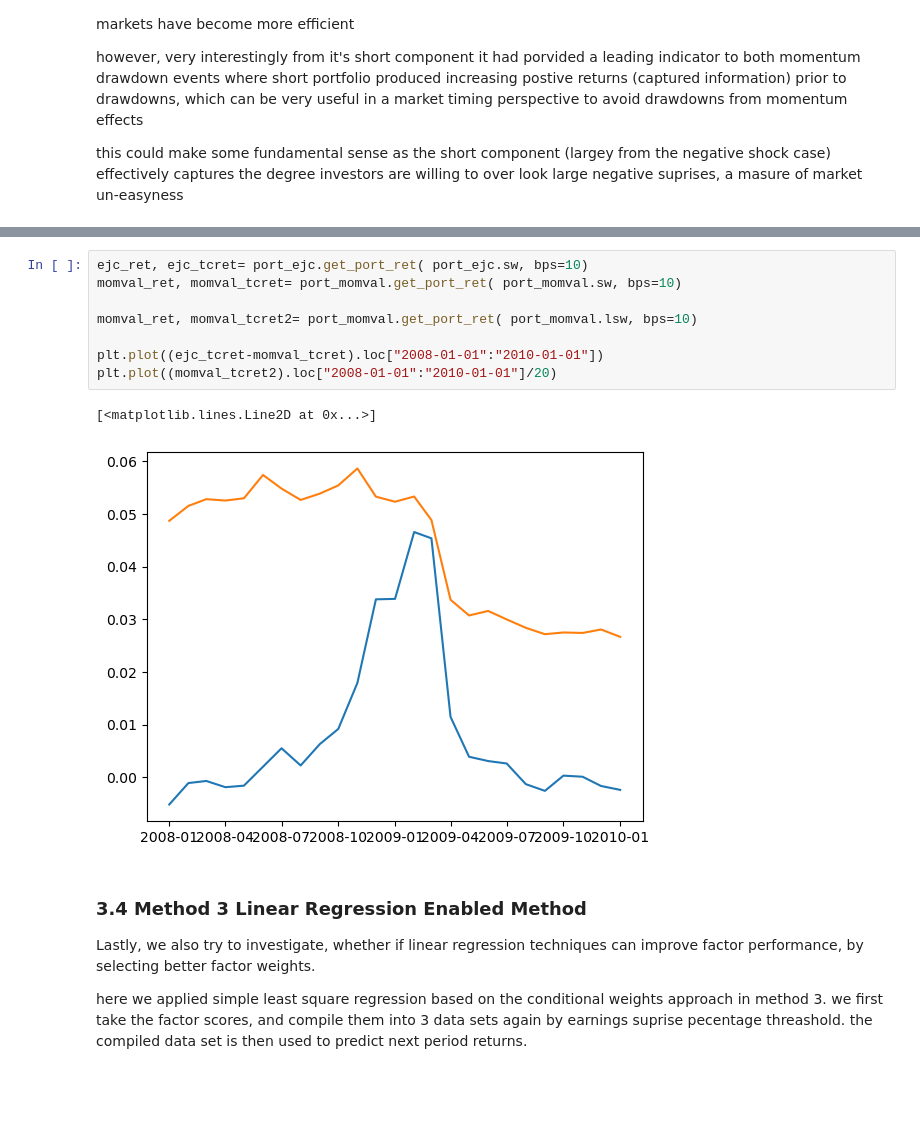
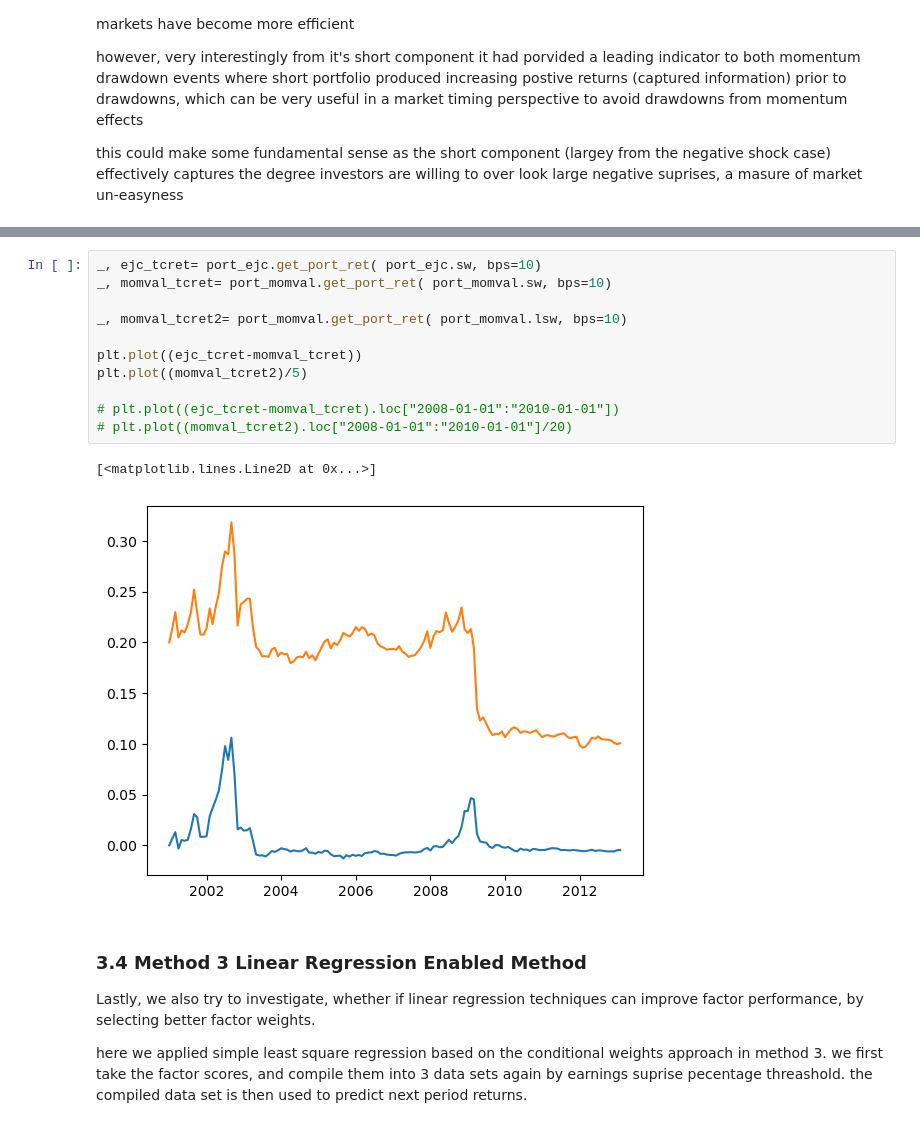
Before and after one commit to Toby3220/EF-5058-HFS, a Jupyter notebook: Group Project/main.ipynb, the cells around one changed output, grey strips where cells are left out. Saved outputs shown, nothing was run; the diff lists cells and outputs as text; blank space fills up the shorter version.

```diff
--- a/Group Project/main.ipynb
+++ b/Group Project/main.ipynb
@@ -558,14 +506,17 @@ plt.plot(ejc_tcret-momval_tcret)
 # %%
-ejc_ret, ejc_tcret= port_ejc.get_port_ret( port_ejc.sw, bps=10)
-momval_ret, momval_tcret= port_momval.get_port_ret( port_momval.sw, bps=10)
+_, ejc_tcret= port_ejc.get_port_ret( port_ejc.sw, bps=10)
+_, momval_tcret= port_momval.get_port_ret( port_momval.sw, bps=10)
 
-momval_ret, momval_tcret2= port_momval.get_port_ret( port_momval.lsw, bps=10)
+_, momval_tcret2= port_momval.get_port_ret( port_momval.lsw, bps=10)
 
-plt.plot((ejc_tcret-momval_tcret).loc["2008-01-01":"2010-01-01"])
-plt.plot((momval_tcret2).loc["2008-01-01":"2010-01-01"]/20)
+plt.plot((ejc_tcret-momval_tcret))
+plt.plot((momval_tcret2)/5)
+
+# plt.plot((ejc_tcret-momval_tcret).loc["2008-01-01":"2010-01-01"])
+# plt.plot((momval_tcret2).loc["2008-01-01":"2010-01-01"]/20)
 # %% [output]
 [<matplotlib.lines.Line2D at 0x...>]
-[figure, old version]
+[figure, new version]
 # %% [markdown]
 ### **3.4 Method 3 Linear Regression Enabled Method**
 
```
Also changed, not shown: parts of 34 cells of this notebook, 1 other file.
